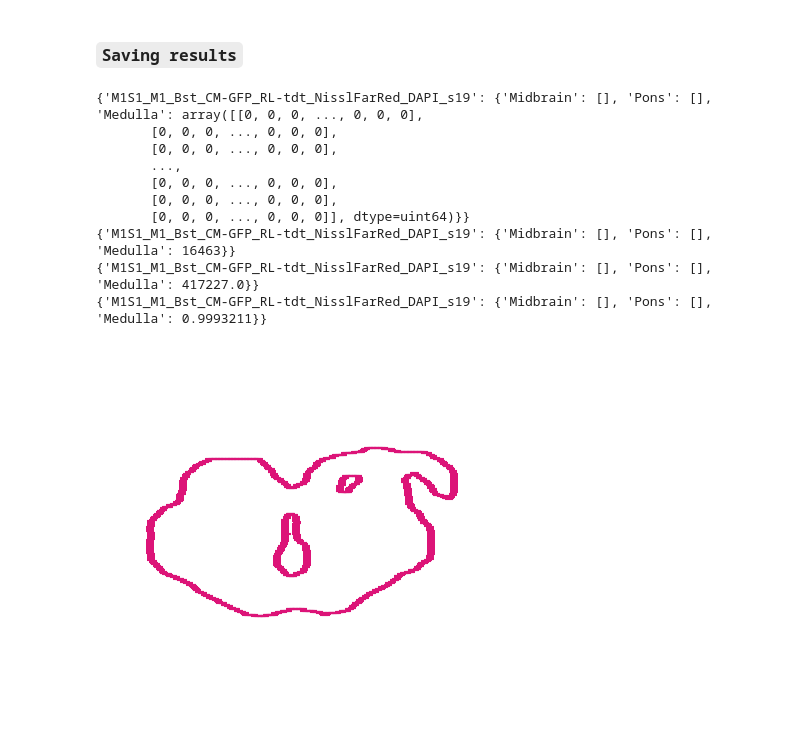
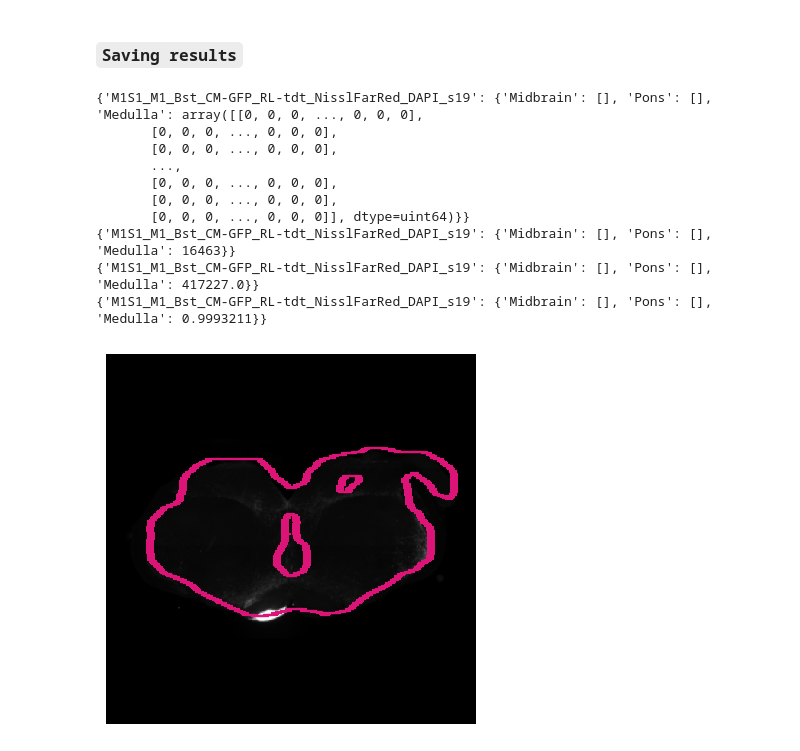
Before and after one commit to itsasimiqbal/StARQ, a Jupyter notebook: Inference_StARQ_2_0_2024.ipynb, the cells around one changed output. Drawn from its saved outputs; the diff is of its cells as text; code cells hidden in the pictures.

```diff
--- a/Inference_StARQ_2_0_2024.ipynb
+++ b/Inference_StARQ_2_0_2024.ipynb
@@ -333,31 +333,32 @@ print(sect_quants)
 print(sect_confid)
 sect_confid_df = pd.DataFrame(sect_confid)
 sect_quants_df = pd.DataFrame(sect_quants)
 sect_masks_area_df = pd.DataFrame(sect_masks_area)
 sect_confid_df.to_csv(save_path+'/'+key+"_confid.csv")
 sect_quants_df.to_csv(save_path+'/'+key+"_quants.csv")
 sect_masks_area_df.to_csv(save_path+'/'+key+"_mask_area.csv")
 for mask in sect_masks[key]:
   if len(sect_masks[key][mask])>1:
     cv2.imwrite(save_path+'/'+key+'_'+mask+".png",sect_masks[key][mask]*255)
 
 plt.figure()
+plt.imshow(sig_image[:,:,0],cmap='gray')
 plt.imshow(global_temp_white,cmap='inferno',alpha=0.1); plt.axis('off');
 r_count = 0
 for temp_cont in temp_contours_global:
     for val in temp_cont:
         plt.scatter(val[1],val[0],color=temp_contours_global_color[r_count],marker=1)
     r_count+=1
 plt.savefig(save_path+'/'+key+"_"+'detections'+".svg",bbox_inches='tight', pad_inches=0)
 # %% [output]
 {'M1S1_M1_Bst_CM-GFP_RL-tdt_NisslFarRed_DAPI_s19': {'Midbrain': [], 'Pons': [], 'Medulla': array([[0, 0, 0, ..., 0, 0, 0],
        [0, 0, 0, ..., 0, 0, 0],
        [0, 0, 0, ..., 0, 0, 0],
        ...,
        [0, 0, 0, ..., 0, 0, 0],
        [0, 0, 0, ..., 0, 0, 0],
        [0, 0, 0, ..., 0, 0, 0]], dtype=uint64)}}
 {'M1S1_M1_Bst_CM-GFP_RL-tdt_NisslFarRed_DAPI_s19': {'Midbrain': [], 'Pons': [], 'Medulla': 16463}}
 {'M1S1_M1_Bst_CM-GFP_RL-tdt_NisslFarRed_DAPI_s19': {'Midbrain': [], 'Pons': [], 'Medulla': 417227.0}}
 {'M1S1_M1_Bst_CM-GFP_RL-tdt_NisslFarRed_DAPI_s19': {'Midbrain': [], 'Pons': [], 'Medulla': 0.9993211}}
-[figure, old version]
+[figure, new version]
```
Also changed, not shown: parts of 4 cells of this notebook.
